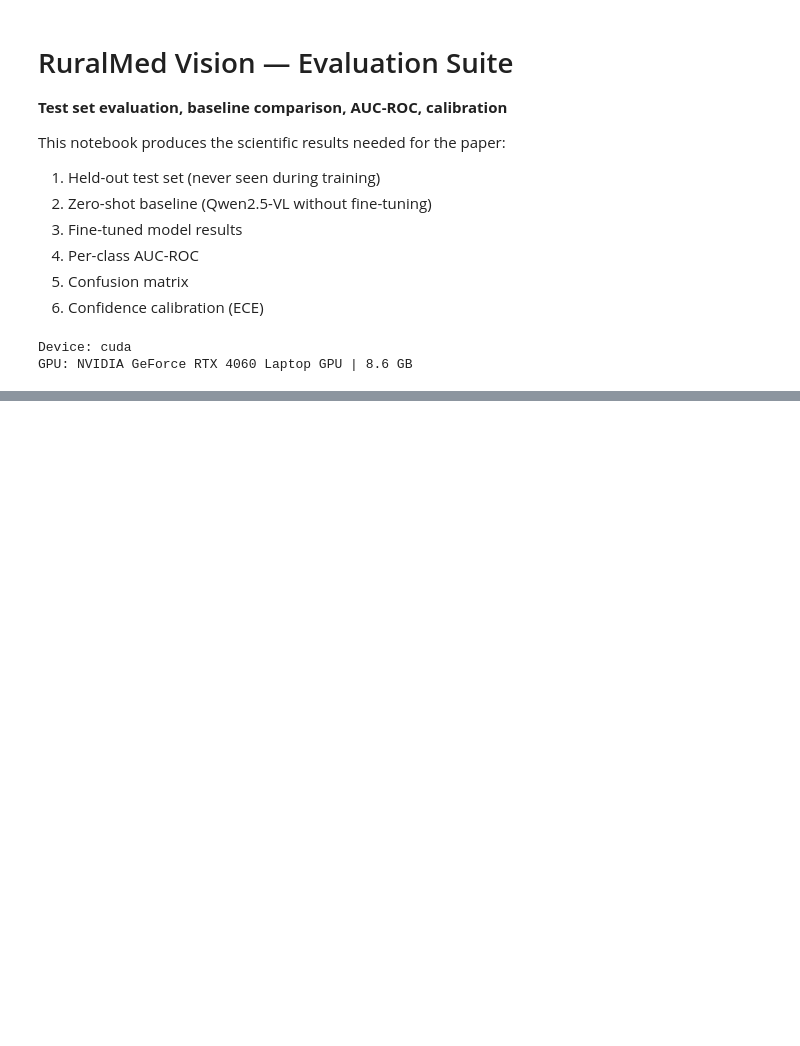
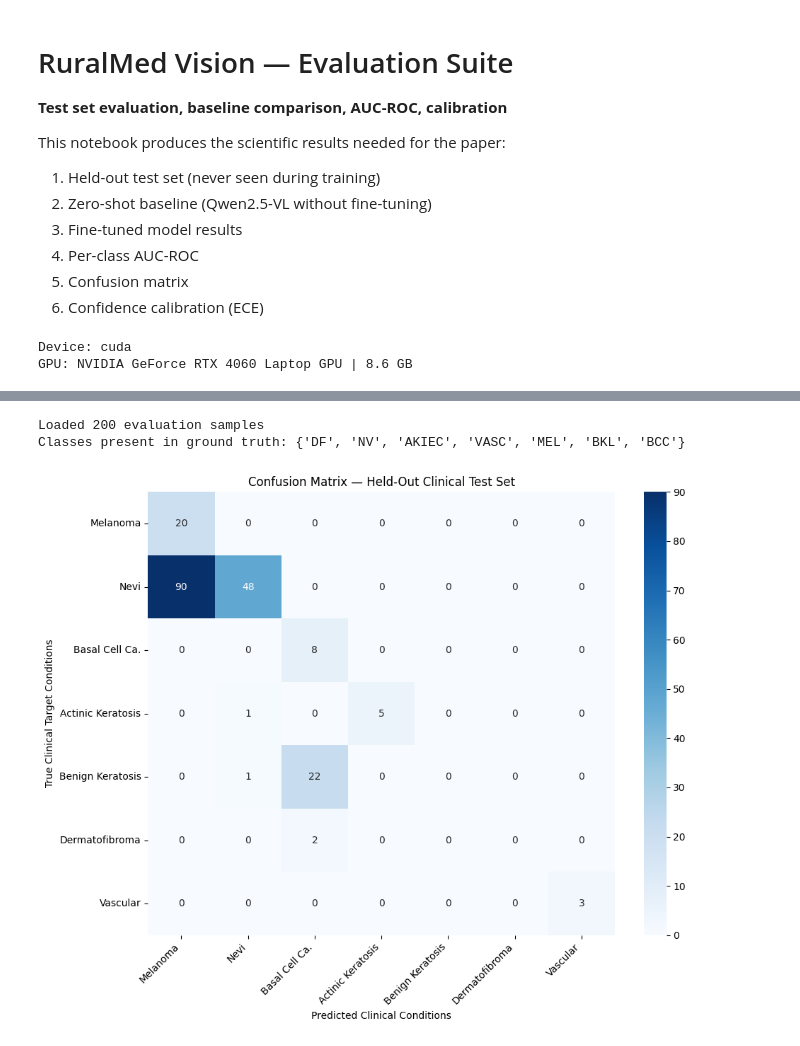
Before and after one commit to 0x-NaN/ruralmedvision, a Jupyter notebook: RuralMed_Evaluation.ipynb, the cells around one changed output, grey strips where cells are left out. Saved outputs shown, nothing was run; the diff lists cells and outputs as text; code cells hidden in the pictures; blank space fills up the shorter version.

```diff
--- a/RuralMed_Evaluation.ipynb
+++ b/RuralMed_Evaluation.ipynb
@@ -220,6 +281,5 @@ print("Saved: ft_results.json")
 # %%
 # Cell 7 -- FREE fine-tuned model, load baseline
-# Critical: must free 6GB before loading baseline model
 import gc
 
 print("Freeing fine-tuned model from VRAM...")
@@ -231,7 +291,6 @@ used  = torch.cuda.memory_allocated(0)/1e9
 total = torch.cuda.get_device_properties(0).total_memory/1e9
 print(f"VRAM after free: {used:.1f}/{total:.1f} GB -- should be near 0")
 
-# Load baseline (same model, NO adapter)
 from transformers import AutoProcessor, AutoModelForImageTextToText, BitsAndBytesConfig
 
 print("\nLoading zero-shot baseline (no LoRA adapter)...")
@@ -245,9 +304,8 @@ base_processor  = AutoProcessor.from_pretrained(cfg["model"]["name"])
 baseline_model  = AutoModelForImageTextToText.from_pretrained(
     cfg["model"]["name"],
     quantization_config=bnb2,
-    device_map="auto",
+    device_map={"": 0},
     torch_dtype=torch.bfloat16,
-    max_memory={0: "7GiB", "cpu": "12GiB"},
 )
 baseline_model.eval()
 
@@ -270,11 +334,10 @@ for _, row in tqdm(test_sample.iterrows(), total=len(test_sample)):
 base_correct = sum(r["true_severity"]==r["pred_severity"] for r in baseline_results)
 print(f"\nZero-shot severity accuracy: {base_correct/len(baseline_results):.1%}")
 
-with open(os.path.join(ROOT,"Results","baseline_results.json"),"w") as f:
-    jlib.dump(baseline_results, f)
+with open("baseline_results.json","w") as f:
+    json.dump(baseline_results, f)
 print("Saved: baseline_results.json")
 
-# Free baseline model too -- done with inference
 del baseline_model
 gc.collect(); torch.cuda.empty_cache()
 print("VRAM freed.")
@@ -830,0 +376,37 @@ print(f"   while running offline on an 8GB consumer GPU.'")
+# %%
+# Cell 10b -- Load evaluation results from JSON for downstream visualization
+import json
+import numpy as np
+
+with open('ft_results.json', 'r') as f:
+    ft_results = json.load(f)
+
+CLASSES = ['MEL', 'NV', 'BCC', 'AKIEC', 'BKL', 'DF', 'VASC']
+CLASS_NAMES = ['Melanoma', 'Nevi', 'Basal Cell Ca.', 'Actinic Keratosis',
+               'Benign Keratosis', 'Dermatofibroma', 'Vascular']
+
+y_true = [r['true_dx'].upper() for r in ft_results]
+y_pred_dx = [r['pred_dx'].upper() for r in ft_results]
+y_conf = [r.get('confidence', 0.8) for r in ft_results]
+
+print(f'Loaded {len(y_true)} evaluation samples')
+print(f'Classes present in ground truth: {set(y_true)}')
+# %% [output]
+Loaded 200 evaluation samples
+Classes present in ground truth: {'DF', 'NV', 'AKIEC', 'VASC', 'MEL', 'BKL', 'BCC'}
+# %%
+# Cell 11 -- Confusion Matrix Visualization
+cm = confusion_matrix(y_true, y_pred_dx, labels=CLASSES)
+cm_df = pd.DataFrame(cm, index=CLASS_NAMES, columns=CLASS_NAMES)
+
+plt.figure(figsize=(10, 8))
+sns.heatmap(cm_df, annot=True, fmt="d", cmap="Blues", cbar=True)
+plt.title("Confusion Matrix — Held-Out Clinical Test Set")
+plt.xlabel("Predicted Clinical Conditions")
+plt.ylabel("True Clinical Target Conditions")
+plt.xticks(rotation=45, ha="right")
+plt.yticks(rotation=0)
+plt.tight_layout()
+plt.show()
+# %% [output]
+[figure, added]
```
Also changed, not shown: parts of 31 cells of this notebook, 40 other files.
